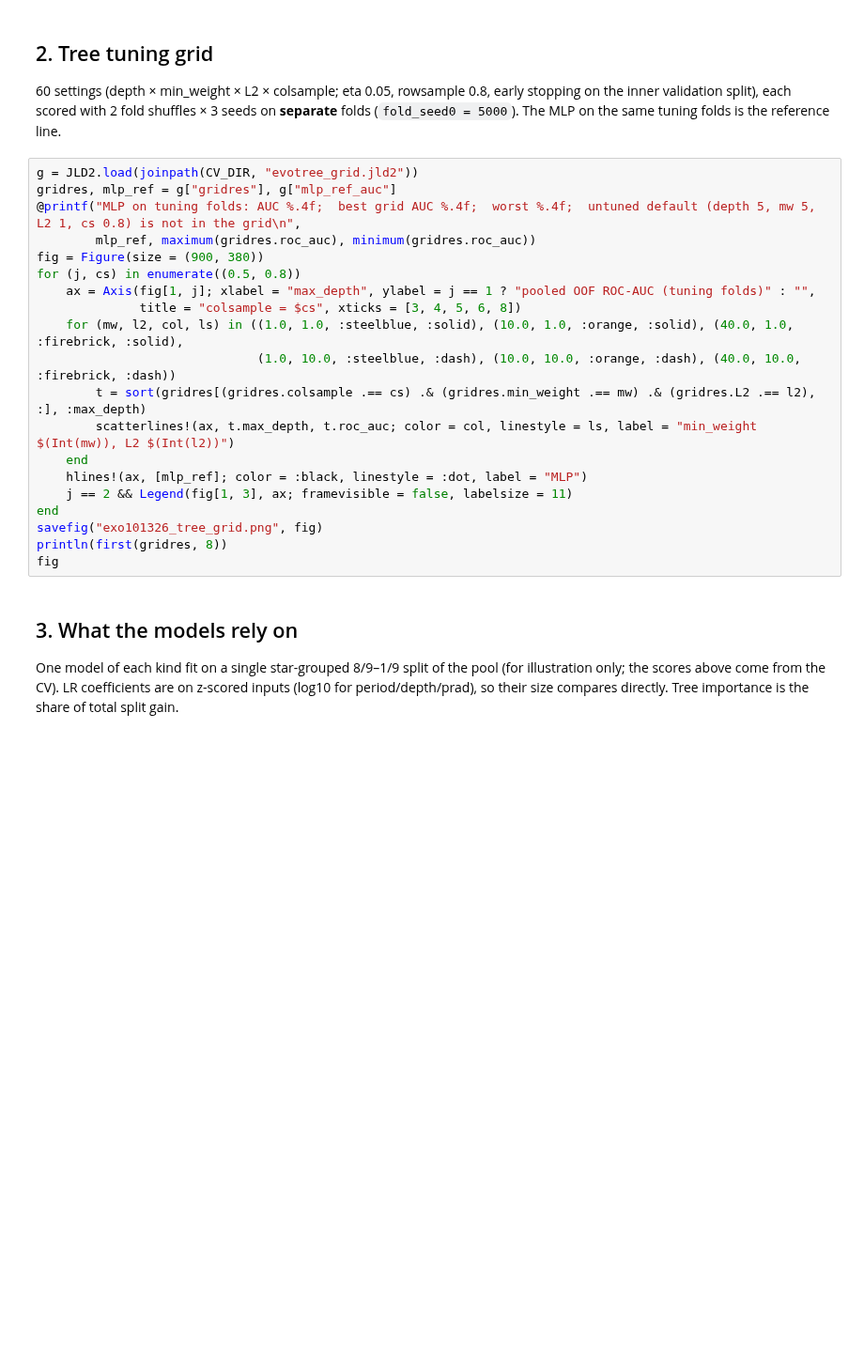
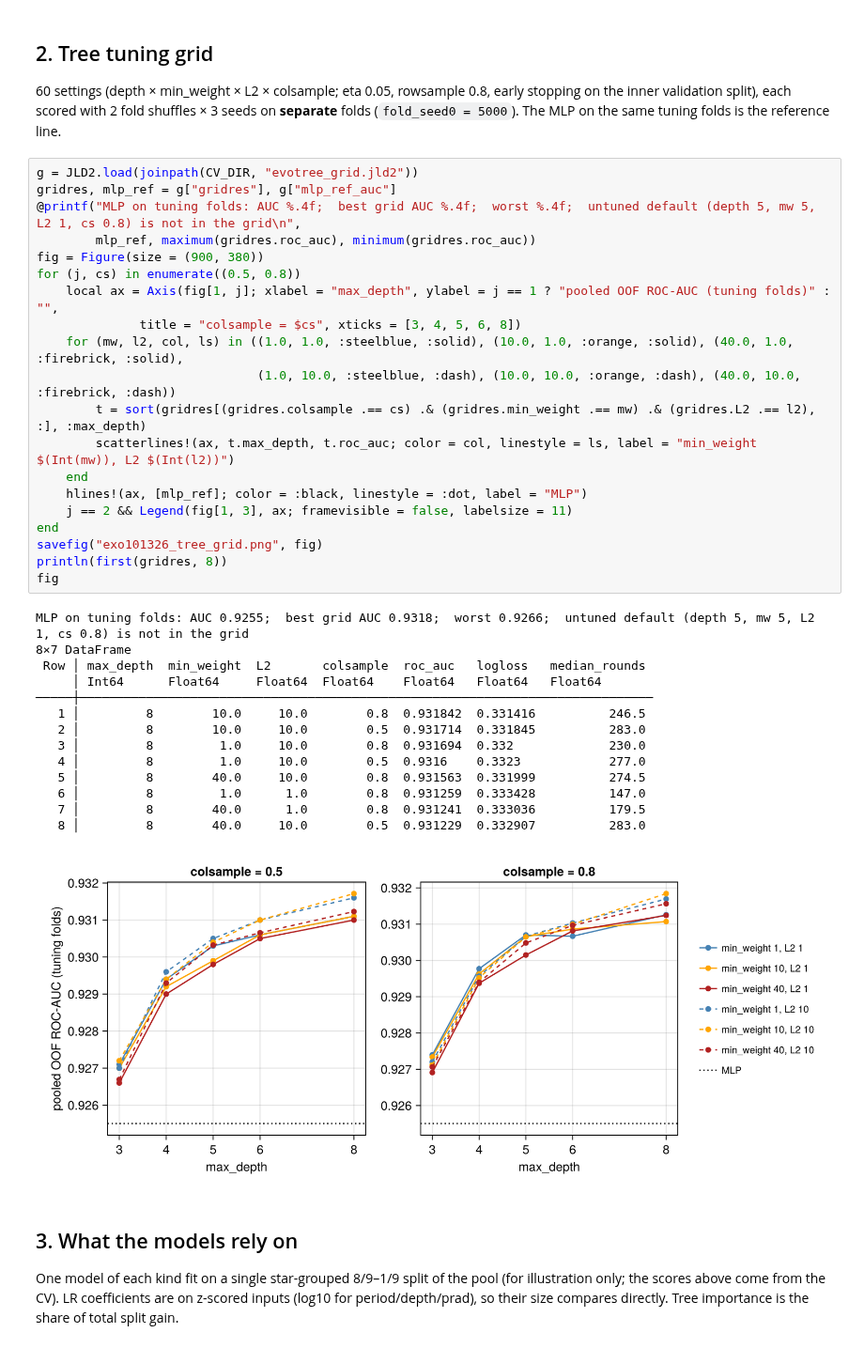
Before and after one commit to mburchnmsu/exoplanet-vetting, a Jupyter notebook: exo101326.ipynb, the cells around one changed output. Shown at 94% size. Cells and saved outputs as stored; diff of their text form; blank space fills up the shorter version.

```diff
--- a/exo101326.ipynb
+++ b/exo101326.ipynb
@@ -103,23 +161,38 @@ tuning folds is the reference line.
 # %%
 g = JLD2.load(joinpath(CV_DIR, "evotree_grid.jld2"))
 gridres, mlp_ref = g["gridres"], g["mlp_ref_auc"]
 @printf("MLP on tuning folds: AUC %.4f;  best grid AUC %.4f;  worst %.4f;  untuned default (depth 5, mw 5, L2 1, cs 0.8) is not in the grid\n",
         mlp_ref, maximum(gridres.roc_auc), minimum(gridres.roc_auc))
 fig = Figure(size = (900, 380))
 for (j, cs) in enumerate((0.5, 0.8))
-    ax = Axis(fig[1, j]; xlabel = "max_depth", ylabel = j == 1 ? "pooled OOF ROC-AUC (tuning folds)" : "",
+    local ax = Axis(fig[1, j]; xlabel = "max_depth", ylabel = j == 1 ? "pooled OOF ROC-AUC (tuning folds)" : "",
               title = "colsample = $cs", xticks = [3, 4, 5, 6, 8])
     for (mw, l2, col, ls) in ((1.0, 1.0, :steelblue, :solid), (10.0, 1.0, :orange, :solid), (40.0, 1.0, :firebrick, :solid),
                               (1.0, 10.0, :steelblue, :dash), (10.0, 10.0, :orange, :dash), (40.0, 10.0, :firebrick, :dash))
         t = sort(gridres[(gridres.colsample .== cs) .& (gridres.min_weight .== mw) .& (gridres.L2 .== l2), :], :max_depth)
         scatterlines!(ax, t.max_depth, t.roc_auc; color = col, linestyle = ls, label = "min_weight $(Int(mw)), L2 $(Int(l2))")
     end
     hlines!(ax, [mlp_ref]; color = :black, linestyle = :dot, label = "MLP")
     j == 2 && Legend(fig[1, 3], ax; framevisible = false, labelsize = 11)
 end
 savefig("exo101326_tree_grid.png", fig)
 println(first(gridres, 8))
 fig
+# %% [output]
+MLP on tuning folds: AUC 0.9255;  best grid AUC 0.9318;  worst 0.9266;  untuned default (depth 5, mw 5, L2 1, cs 0.8) is not in the grid
+8×7 DataFrame
+ Row │ max_depth  min_weight  L2       colsample  roc_auc   logloss   median_rounds
+     │ Int64      Float64     Float64  Float64    Float64   Float64   Float64
+─────┼──────────────────────────────────────────────────────────────────────────────
+   1 │         8        10.0     10.0        0.8  0.931842  0.331416          246.5
+   2 │         8        10.0     10.0        0.5  0.931714  0.331845          283.0
+   3 │         8         1.0     10.0        0.8  0.931694  0.332             230.0
+   4 │         8         1.0     10.0        0.5  0.9316    0.3323            277.0
+   5 │         8        40.0     10.0        0.8  0.931563  0.331999          274.5
+   6 │         8         1.0      1.0        0.8  0.931259  0.333428          147.0
+   7 │         8        40.0      1.0        0.8  0.931241  0.333036          179.5
+   8 │         8        40.0     10.0        0.5  0.931229  0.332907          283.0
+[figure, added]
 # %% [markdown]
 ## 3. What the models rely on
 One model of each kind fit on a single star-grouped 8/9–1/9 split of the pool (for illustration only; the scores above
```
Also changed, not shown: parts of 45 cells of this notebook, 55 other files.
